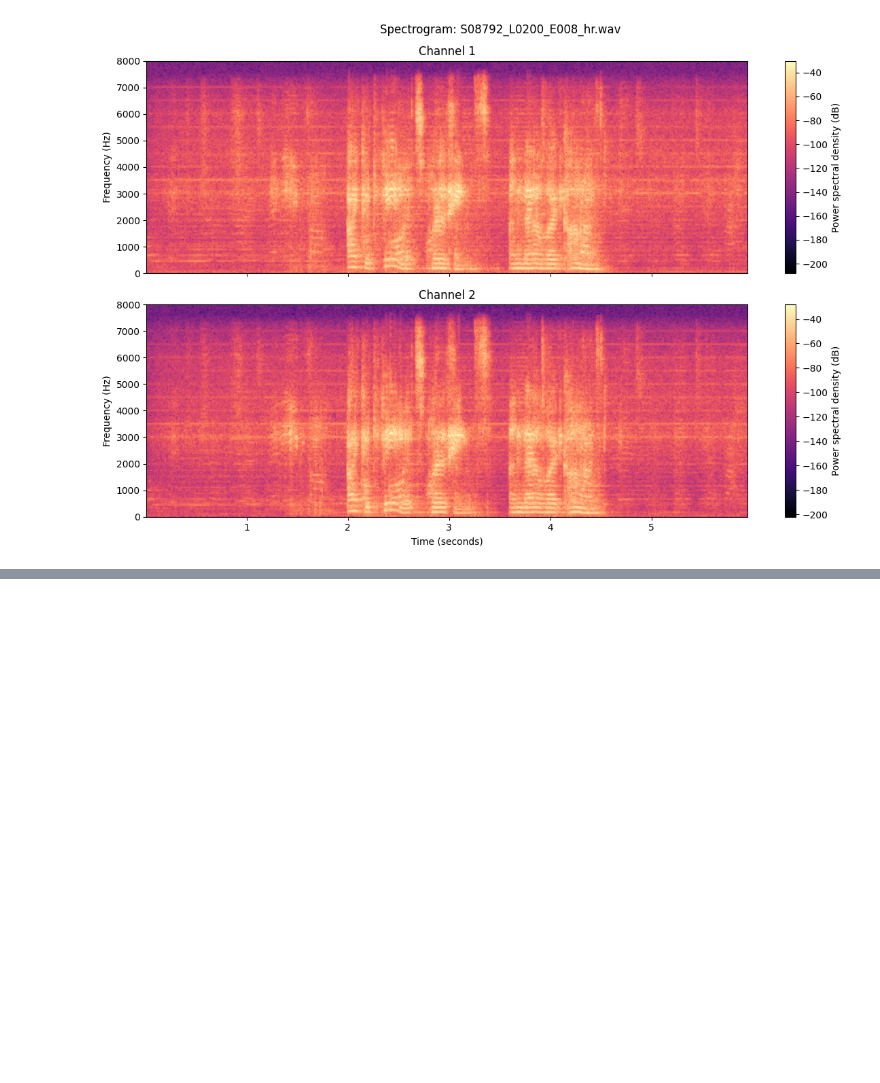
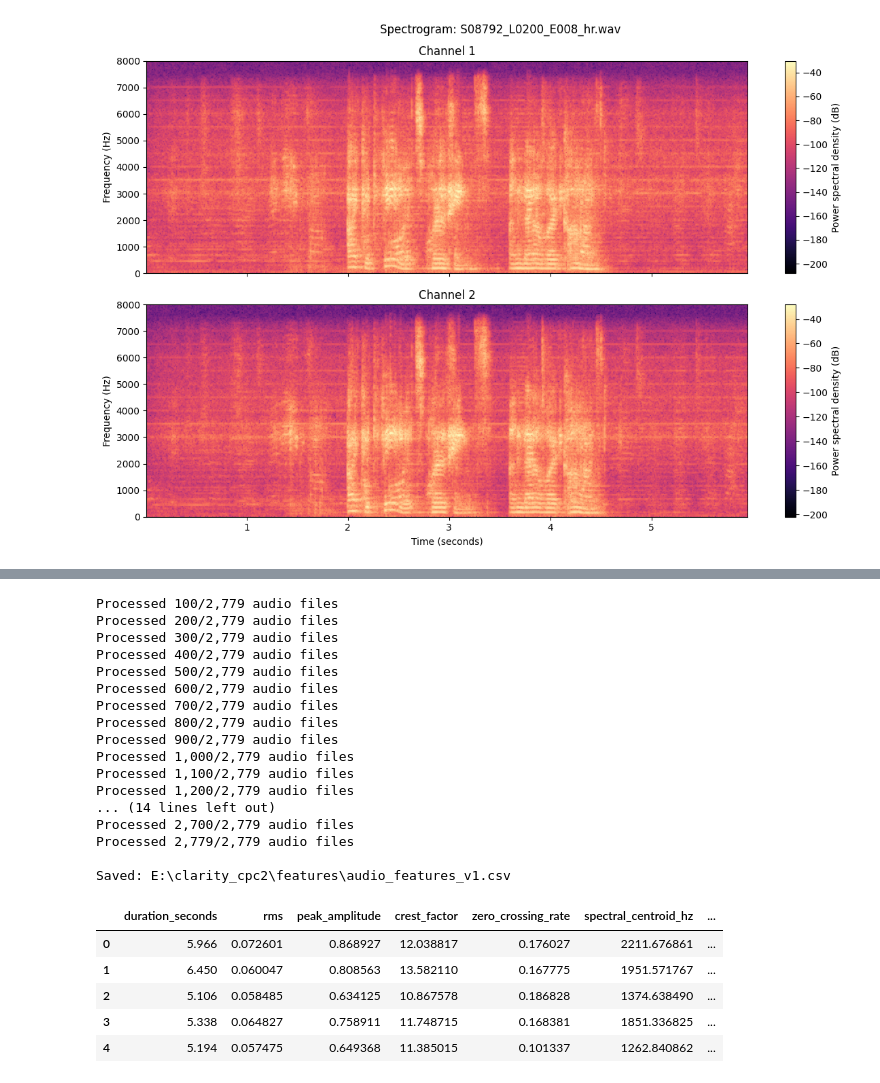
Before and after one commit to roberaBelachew/clarity_cpc2, a Jupyter notebook: clarity_cpc2.ipynb, the cells around one changed output, grey strips where cells are left out. Drawn from its saved outputs; the diff is of its cells as text; code cells hidden in the pictures; blank space fills up the shorter version.

Commit message:
trying different audio features in measurnment

```diff
--- a/clarity_cpc2.ipynb
+++ b/clarity_cpc2.ipynb
@@ -495,0 +573,47 @@ display(Audio(audio.T, rate=sample_rate))
+# %%
+signals = data["signal"].unique()
+feature_rows = []
+
+for number, signal in enumerate(signals, start=1):
+    features = extract_audio_features(get_audio_path(signal))
+    features["signal"] = signal
+    feature_rows.append(features)
+
+    if number % 100 == 0 or number == len(signals):
+        print(f"Processed {number:,}/{len(signals):,} audio files")
+
+audio_features = pd.DataFrame(feature_rows)
+
+# Save the small feature table so we can reuse it later.
+FEATURE_DIR = PROJECT_DIR / "features"
+FEATURE_DIR.mkdir(parents=True, exist_ok=True)
+
+feature_path = FEATURE_DIR / "audio_features_v1.csv"
+audio_features.to_csv(feature_path, index=False)
+
+print("\nSaved:", feature_path)
+display(audio_features.head())
+# %% [output]
+Processed 100/2,779 audio files
+Processed 200/2,779 audio files
+Processed 300/2,779 audio files
+Processed 400/2,779 audio files
+Processed 500/2,779 audio files
+Processed 600/2,779 audio files
+Processed 700/2,779 audio files
+Processed 800/2,779 audio files
+Processed 900/2,779 audio files
+Processed 1,000/2,779 audio files
+Processed 1,100/2,779 audio files
+Processed 1,200/2,779 audio files
+... (14 lines left out)
+Processed 2,700/2,779 audio files
+Processed 2,779/2,779 audio files
+
+Saved: E:\clarity_cpc2\features\audio_features_v1.csv
+|  | duration_seconds | rms | peak_amplitude | crest_factor | zero_crossing_rate | spectral_centroid_hz | ... |
+| 0 | 5.966 | 0.072601 | 0.868927 | 12.038817 | 0.176027 | 2211.676861 | ... |
+| 1 | 6.450 | 0.060047 | 0.808563 | 13.582110 | 0.167775 | 1951.571767 | ... |
+| 2 | 5.106 | 0.058485 | 0.634125 | 10.867578 | 0.186828 | 1374.638490 | ... |
+| 3 | 5.338 | 0.064827 | 0.758911 | 11.748715 | 0.168381 | 1851.336825 | ... |
+| 4 | 5.194 | 0.057475 | 0.649368 | 11.385015 | 0.101337 | 1262.840862 | ... |
```
Also changed, not shown: parts of 2 cells of this notebook.
